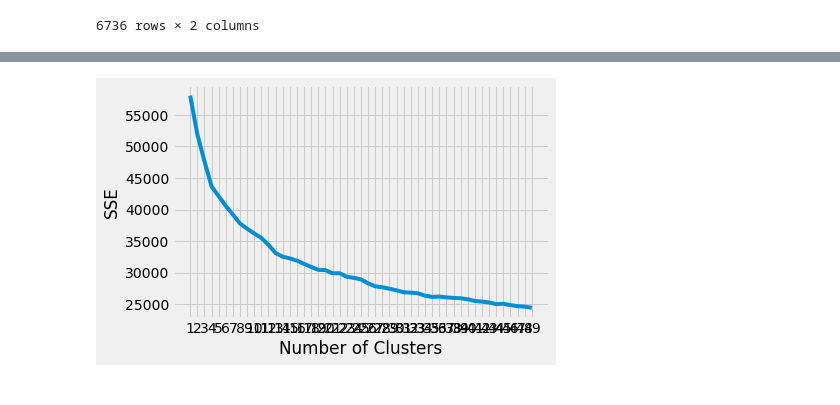
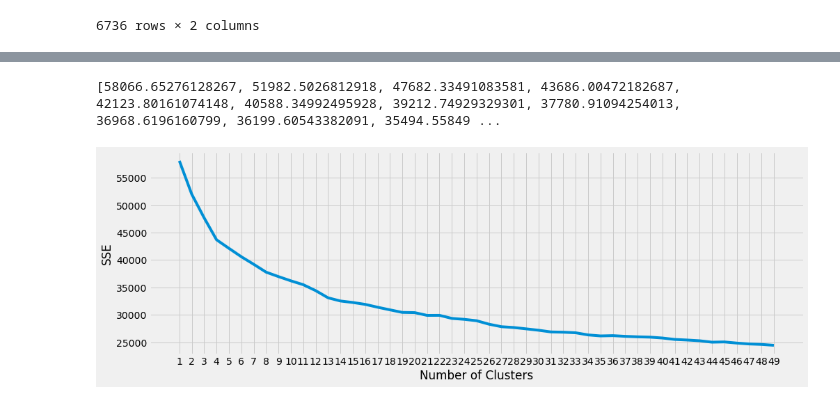
Before and after one commit to nakisa84/personalized-food-recommendation, a Jupyter notebook: notebooks/content-based-recommender.ipynb, the cells around one changed output, grey strips where cells are left out. Drawn from its saved outputs; the diff is of its cells as text; code cells hidden in the pictures.

```diff
--- a/notebooks/content-based-recommender.ipynb
+++ b/notebooks/content-based-recommender.ipynb
@@ -301,6 +292,7 @@ multiple_items
 6736 rows × 2 columns
 # %%
 multiple_items['orderlist'] = multiple_items.orderid.apply(lambda x: list(orders[orders.orderid == x].name))
-multiple_items['un-orderlist'] = multiple_items.orderlist.apply(lambda x: ','.join(map(str,x)))
-multiple_items['tokenized'] = multiple_items['un-orderlist'].apply(tokenize)
+multiple_items['unpack-orderlist'] = multiple_items.orderlist.apply(lambda x: ','.join(map(str,x)))
+multiple_items['tokenized'] = multiple_items['unpack-orderlist'].apply(tokenize)
 multiple_items['tokens'] = multiple_items.tokenized.apply(lambda x: ','.join(map(str,x)))
+multiple_items.drop(['tokenized','unpack-orderlist'], axis=1, inplace=True)
@@ -347,12 +325,17 @@ sse
+# %%
+print(sse)
+# %% [output]
+[58066.65276128267, 51982.5026812918, 47682.33491083581, 43686.00472182687, 42123.80161074148, 40588.34992495928, 39212.74929329301, 37780.91094254013, 36968.6196160799, 36199.60543382091, 35494.55849 ...
 # %%
+plt.figure(figsize = (15,5))
 plt.style.use("fivethirtyeight")
 plt.plot(range(1, 50), sse)
 plt.xticks(range(1, 50))
 plt.xlabel("Number of Clusters")
 plt.ylabel("SSE")
 plt.show()
 # %% [output]
-[figure, old version]
+[figure, new version]
 # %%
 silhouette_coefficients = []
 
```
Also changed, not shown: parts of 23 cells of this notebook.
